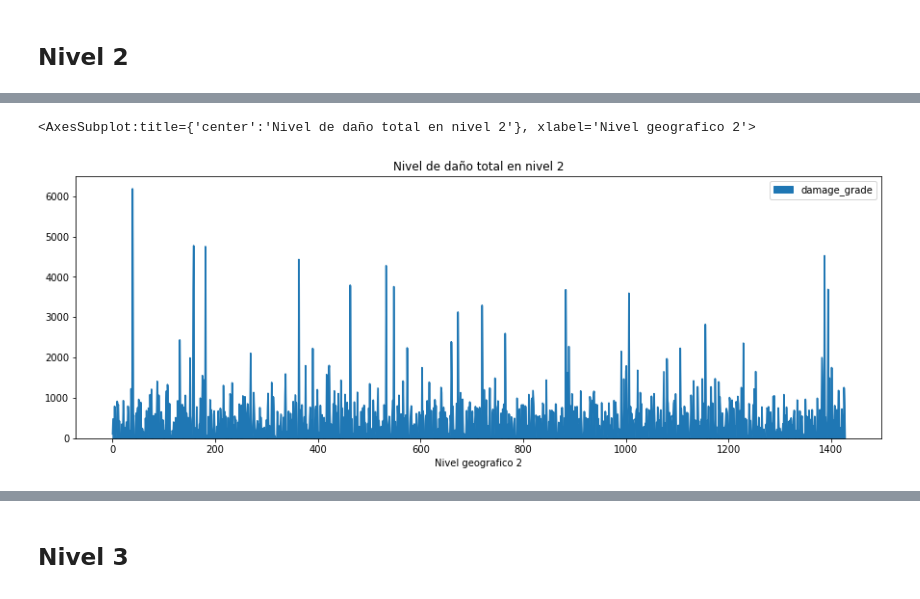
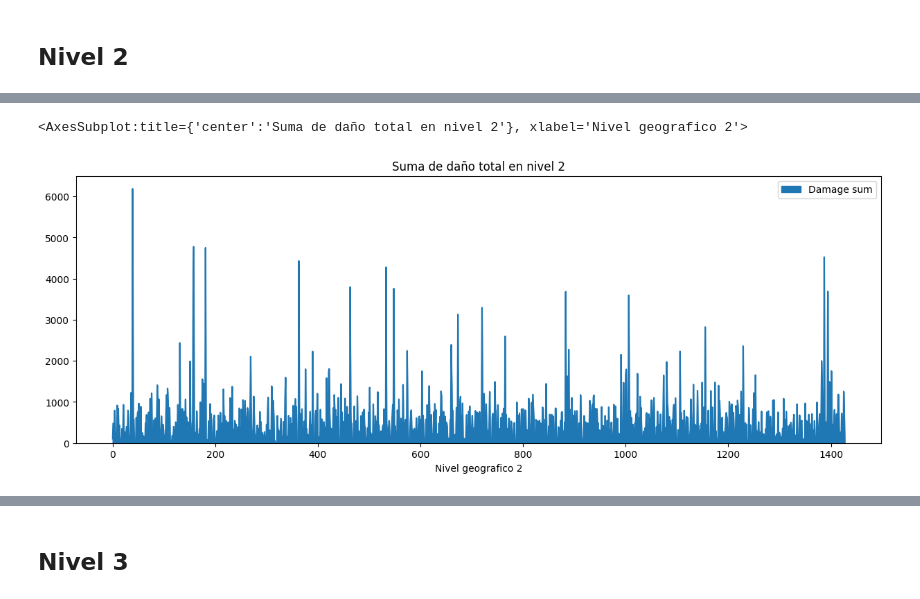
Before and after one commit to Noenf/Datos-1C2021, a Jupyter notebook: TP1/Analisis Region.ipynb, the cells around one changed output, grey strips where cells are left out. Drawn from its saved outputs; the diff is of its cells as text; code cells hidden in the pictures.

```diff
--- a/TP1/Analisis Region.ipynb
+++ b/TP1/Analisis Region.ipynb
@@ -4,6 +4,10 @@
 import datetime as datetime
 import pandas as pd
 import numpy as np
+import matplotlib.pyplot as plt
+import seaborn as sns
+
+plt.style.use('default')
 # %%
 df = pd.read_csv('dataset_v1')
 df = df.drop(columns=['Unnamed: 0'])
@@ -65,6 +97,6 @@ cant_regiones_level_2.plot(kind='area', figsize=(15,5),xlabel = "Nivel geografic
 # %%
-damage_grade_level_2 = df_regiones_level_2.groupby('geo_level_2_id').sum()
-damage_grade_level_2.plot(kind='area', figsize=(15,5), xlabel="Nivel geografico 2", title="Nivel de daño total en nivel 2")
+damage_sum_level_2 = df_regiones_level_2.groupby('geo_level_2_id').sum().rename(columns={'damage_grade': 'Damage sum'})
+damage_sum_level_2.plot(kind='area', figsize=(15,5), xlabel="Nivel geografico 2", title="Suma de daño total en nivel 2")
 # %% [output]
-<AxesSubplot:title={'center':'Nivel de daño total en nivel 2'}, xlabel='Nivel geografico 2'>
+<AxesSubplot:title={'center':'Suma de daño total en nivel 2'}, xlabel='Nivel geografico 2'>
-[figure, old version]
+[figure, new version]
```
Also changed, not shown: parts of 27 cells of this notebook.
